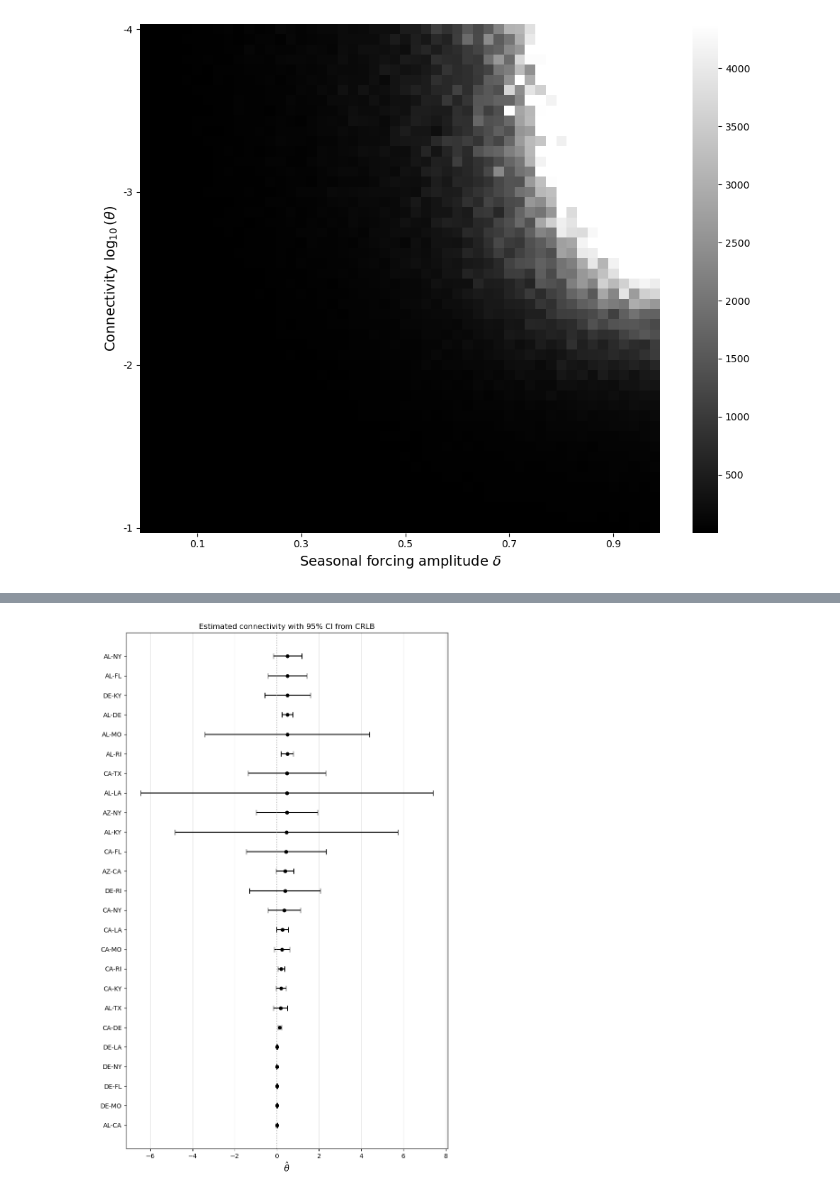
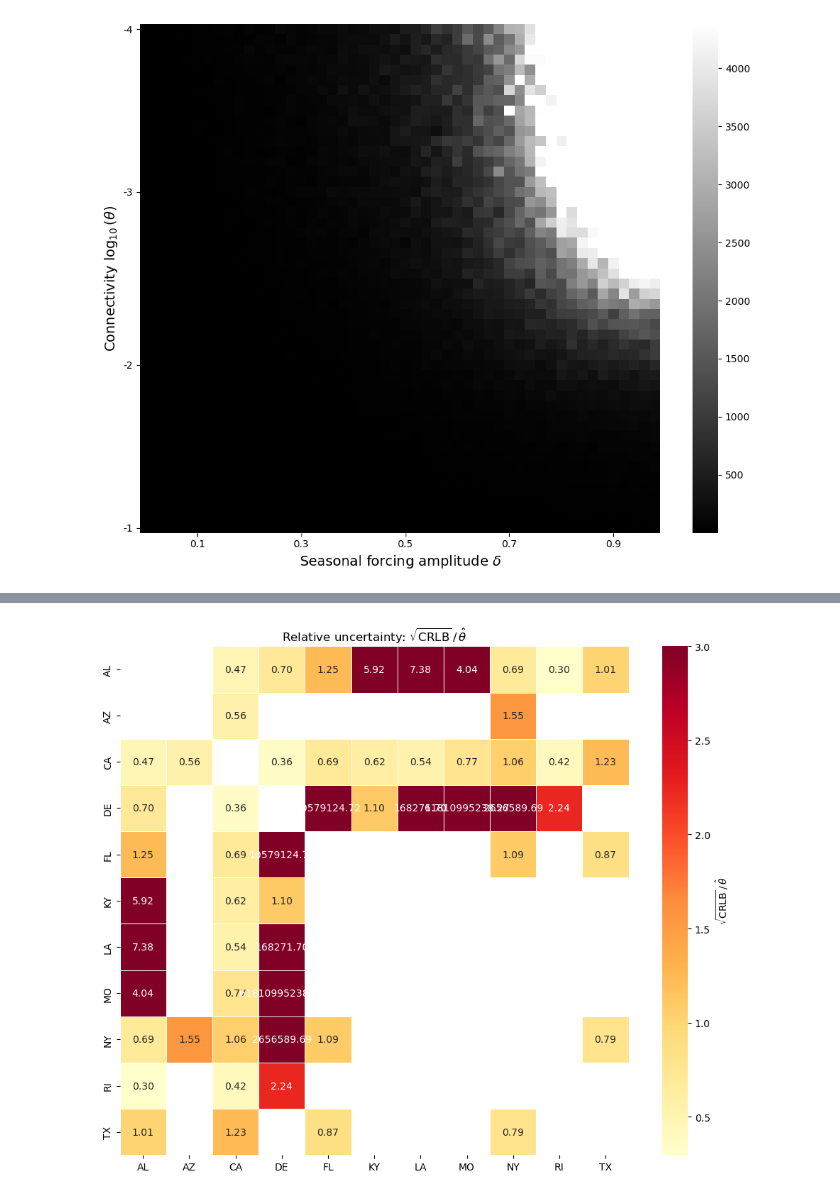
Before and after one commit to yairdaon/contacts, a Jupyter notebook: visualization_notebook.ipynb, the cells around one changed output, grey strips where cells are left out. Saved outputs shown, nothing was run; the diff lists cells and outputs as text; code cells hidden in the pictures.

```diff
--- a/visualization_notebook.ipynb
+++ b/visualization_notebook.ipynb
@@ -239,36 +226,40 @@ SyntaxError: invalid syntax (3294253139.py, line 9)
 # %%
-# Cell 5: Theta Estimates with CRLB Confidence Intervals (forest plot)
+# Cell 5: CRLB/theta ratio heatmap across state pairs
 import pandas as pd
 import numpy as np
 import matplotlib.pyplot as plt
+import seaborn as sns
 from glob import glob
 
 files = sorted(glob("outputs/states/*.csv"))
 if files:
     all_res = pd.concat([pd.read_csv(f) for f in files], ignore_index=True)
-    # One row per state pair: aggregate CRLB across seasons
+
+    # Aggregate CRLB across seasons per pair
     pairs = []
     for (s1, s2), grp in all_res.groupby(['state1', 'state2']):
         theta = grp['theta'].iloc[0]
         crlb_std = np.sqrt(1 / np.sum(1 / grp['crlb']))
-        pairs.append({'pair': f"{s1}-{s2}", 'theta': theta, 'crlb_std': crlb_std})
-    pairs = pd.DataFrame(pairs).sort_values('theta')
+        pairs.append({'state1': s1, 'state2': s2, 'ratio': crlb_std / theta})
+    pairs = pd.DataFrame(pairs)
 
-    fig, ax = plt.subplots(figsize=(8, max(4, len(pairs) * 0.5)))
-    y = range(len(pairs))
-    ax.errorbar(pairs['theta'], y, xerr=1.96 * pairs['crlb_std'],
-                fmt='ko', capsize=4, markersize=5)
-    ax.set_yticks(list(y))
-    ax.set_yticklabels(pairs['pair'])
-    ax.set_xlabel(r'$\hat{\theta}$', fontsize=14)
-    ax.set_title(r'Estimated connectivity with 95% CI from CRLB')
-    ax.axvline(x=0, color='gray', linestyle=':', alpha=0.5)
-    ax.grid(True, alpha=0.3, axis='x')
+    # Build symmetric matrix
+    all_states = sorted(set(pairs['state1']) | set(pairs['state2']))
+    mat = pd.DataFrame(np.nan, index=all_states, columns=all_states)
+    for _, row in pairs.iterrows():
+        mat.loc[row['state1'], row['state2']] = row['ratio']
+        mat.loc[row['state2'], row['state1']] = row['ratio']
+
+    plt.figure(figsize=(10, 8))
+    sns.heatmap(mat.astype(float), cmap='YlOrRd', annot=True, fmt='.2f',
+                square=True, linewidths=0.5, vmax=3,
+                cbar_kws={'label': r'$\sqrt{\mathrm{CRLB}} \,/\, \hat{\theta}$'})
+    plt.title(r'Relative uncertainty: $\sqrt{\mathrm{CRLB}} \,/\, \hat{\theta}$')
     plt.tight_layout()
-    plt.savefig("pix/theta_estimates.png", dpi=150, bbox_inches='tight')
-    plt.savefig("pix/theta_estimates.pdf", bbox_inches='tight')
+    plt.savefig("pix/crlb_ratio_states.png", dpi=150, bbox_inches='tight')
+    plt.savefig("pix/crlb_ratio_states.pdf", bbox_inches='tight')
     plt.show()
 else:
     print("No results files found in outputs/states/")
 # %% [output]
-[figure, old version]
+[figure, new version]
```
Also changed, not shown: parts of 7 cells of this notebook, 6 other files.
